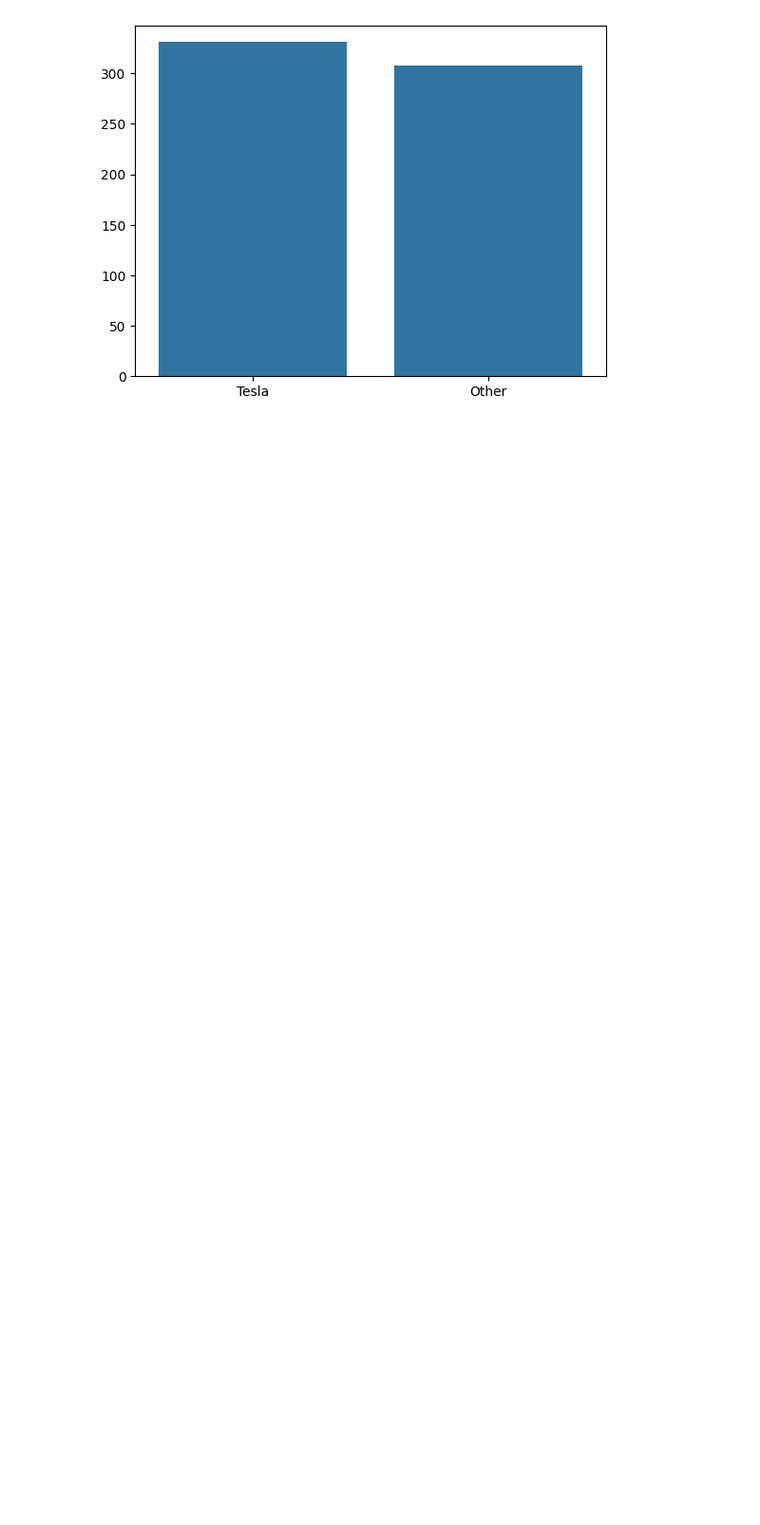
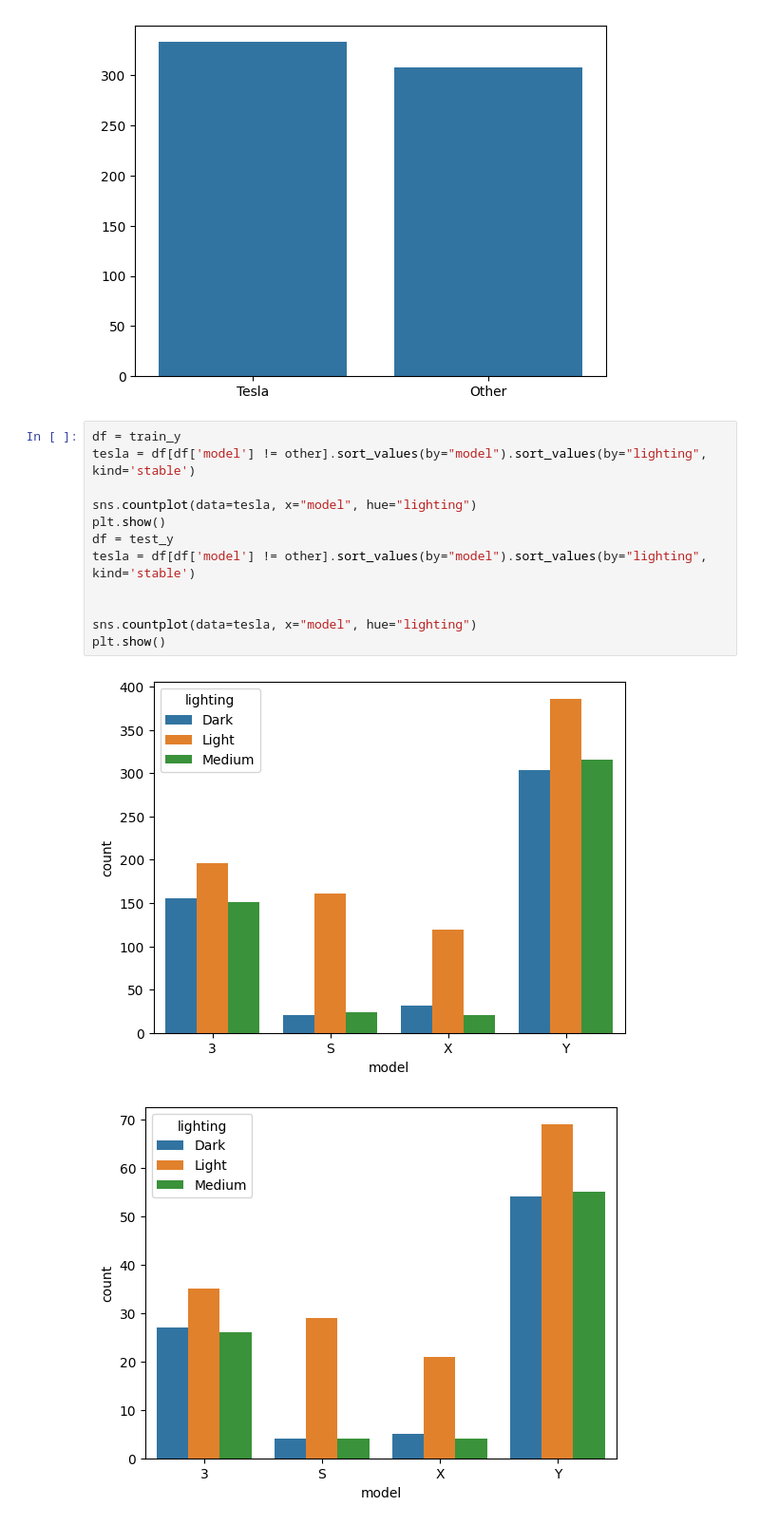
Before and after one commit to jkaste03/visual-vehicle-recognition-varying-lighting-conditions, a Jupyter notebook: utils_test.ipynb, the cells around one changed output. Shown at 95% size. Cells and saved outputs as stored; diff of their text form; blank space fills up the shorter version.

```diff
--- a/utils_test.ipynb
+++ b/utils_test.ipynb
@@ -189,5 +179,20 @@ plt.show()
 # %% [output]
 [figure]
 [figure]
+# %%
+df = train_y
+tesla = df[df['model'] != other].sort_values(by="model").sort_values(by="lighting", kind='stable')
+
+sns.countplot(data=tesla, x="model", hue="lighting")
+plt.show()
+df = test_y
+tesla = df[df['model'] != other].sort_values(by="model").sort_values(by="lighting", kind='stable')
+
+
+sns.countplot(data=tesla, x="model", hue="lighting")
+plt.show()
+# %% [output]
+[figure, added]
+[figure, added]
 # %%
 train_y_split = [
```
Also changed, not shown: parts of 6 cells of this notebook, 2 other files.
